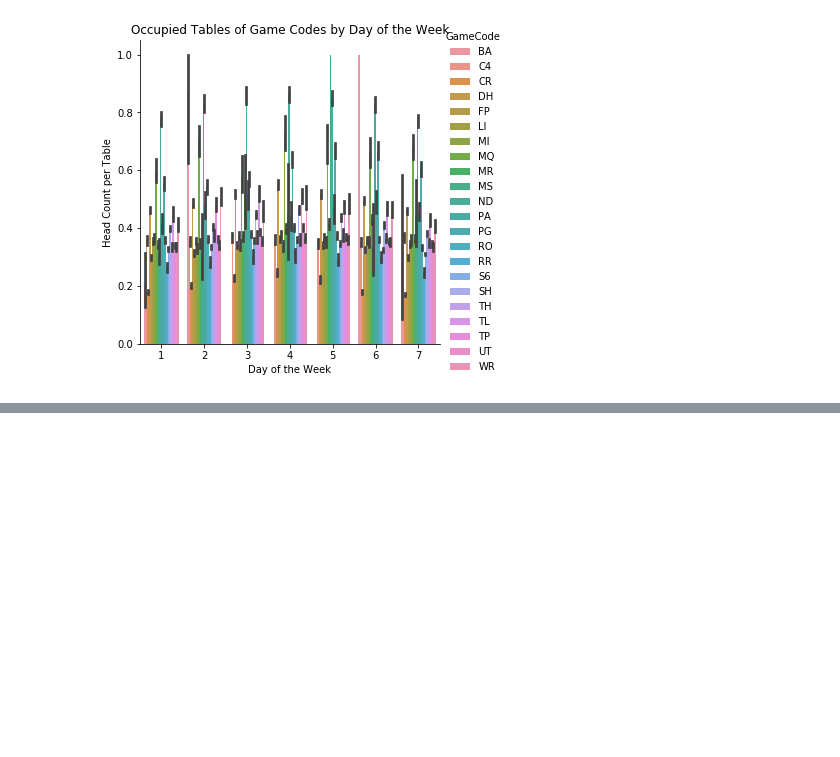
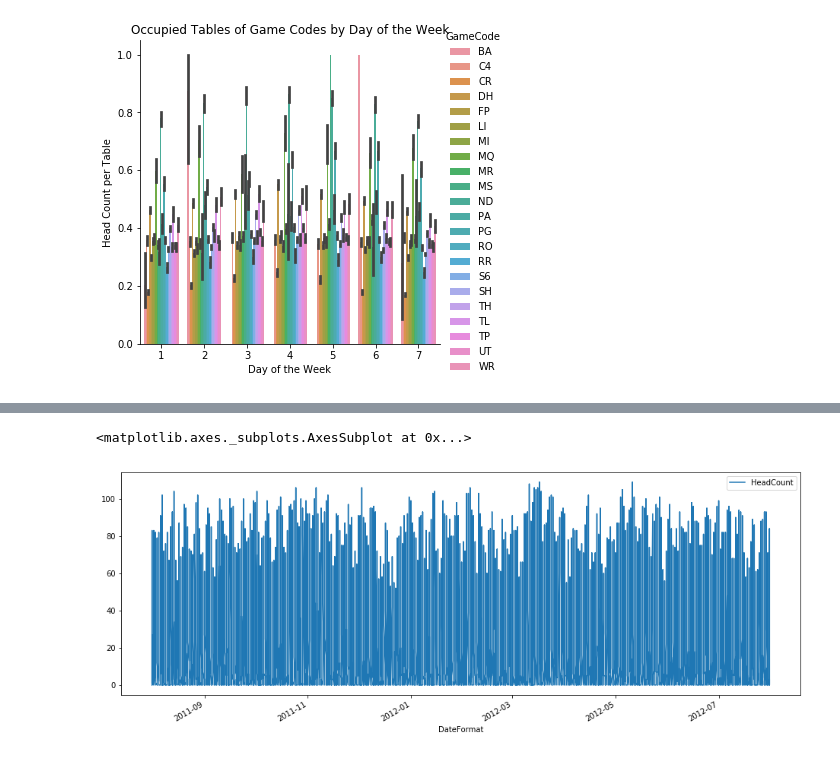
Before and after one commit to tylercrosse/DATASCI410, a Jupyter notebook: assignments/TylerCrosse-L02-JitterHead.ipynb, the cells around one changed output, grey strips where cells are left out. Saved outputs shown, nothing was run; the diff lists cells and outputs as text; code cells hidden in the pictures; blank space fills up the shorter version.

```diff
--- a/assignments/TylerCrosse-L02-JitterHead.ipynb
+++ b/assignments/TylerCrosse-L02-JitterHead.ipynb
@@ -130,0 +154,4 @@ Text(0.5, 20.80000000000002, 'Day of the Week')
+# %%
+jittered.loc[:, 'DateFormat'] = pd.to_datetime(jittered.loc[:, 'DateFormat'])
+jittered.set_index('DateFormat', inplace=True)
+jittered.dtypes
@@ -130,0 +168,6 @@ Text(0.5, 20.80000000000002, 'Day of the Week')
+# %%
+ax = plt.figure(figsize=(16, 6)).gca()
+jittered[['HeadCount']].plot(ax=ax)
+# %% [output]
+<matplotlib.axes._subplots.AxesSubplot at 0x...>
+[figure, added]
```
Also changed, not shown: parts of 7 cells of this notebook, 6 other files.
